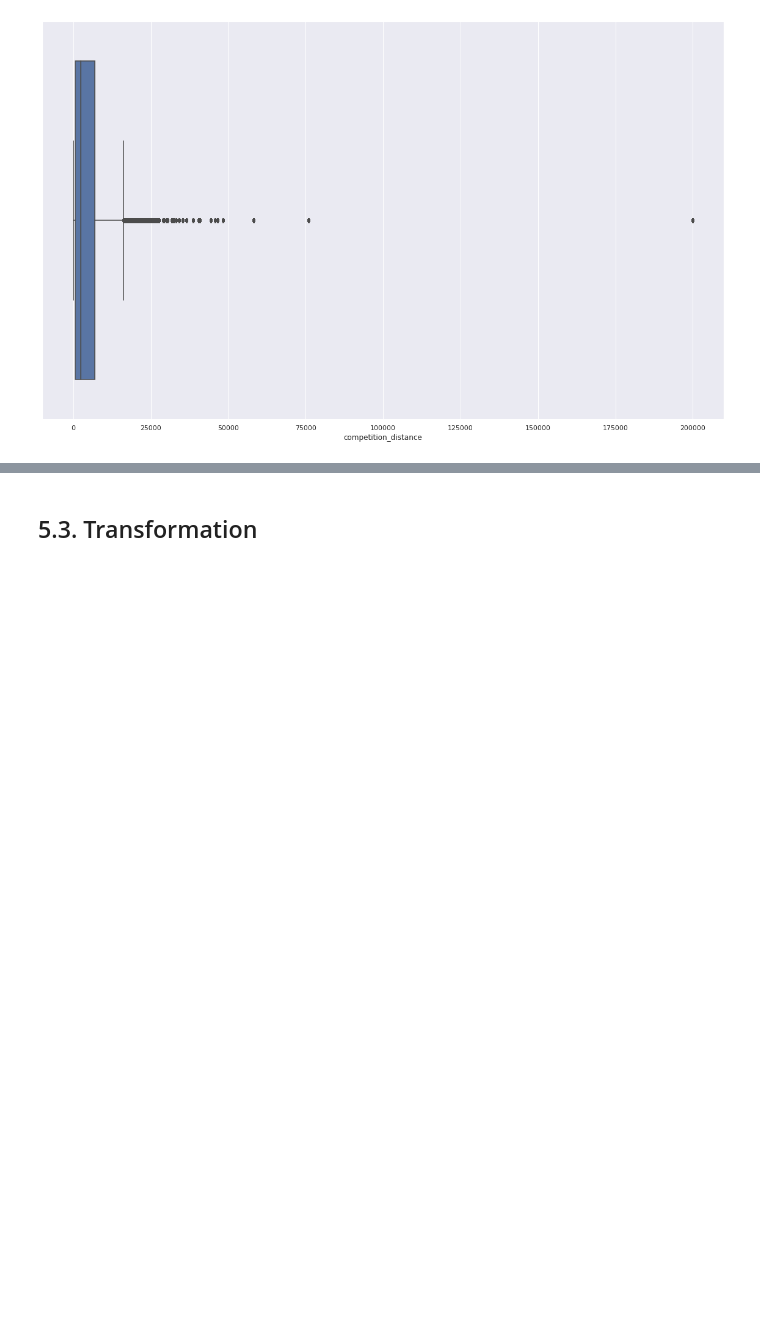
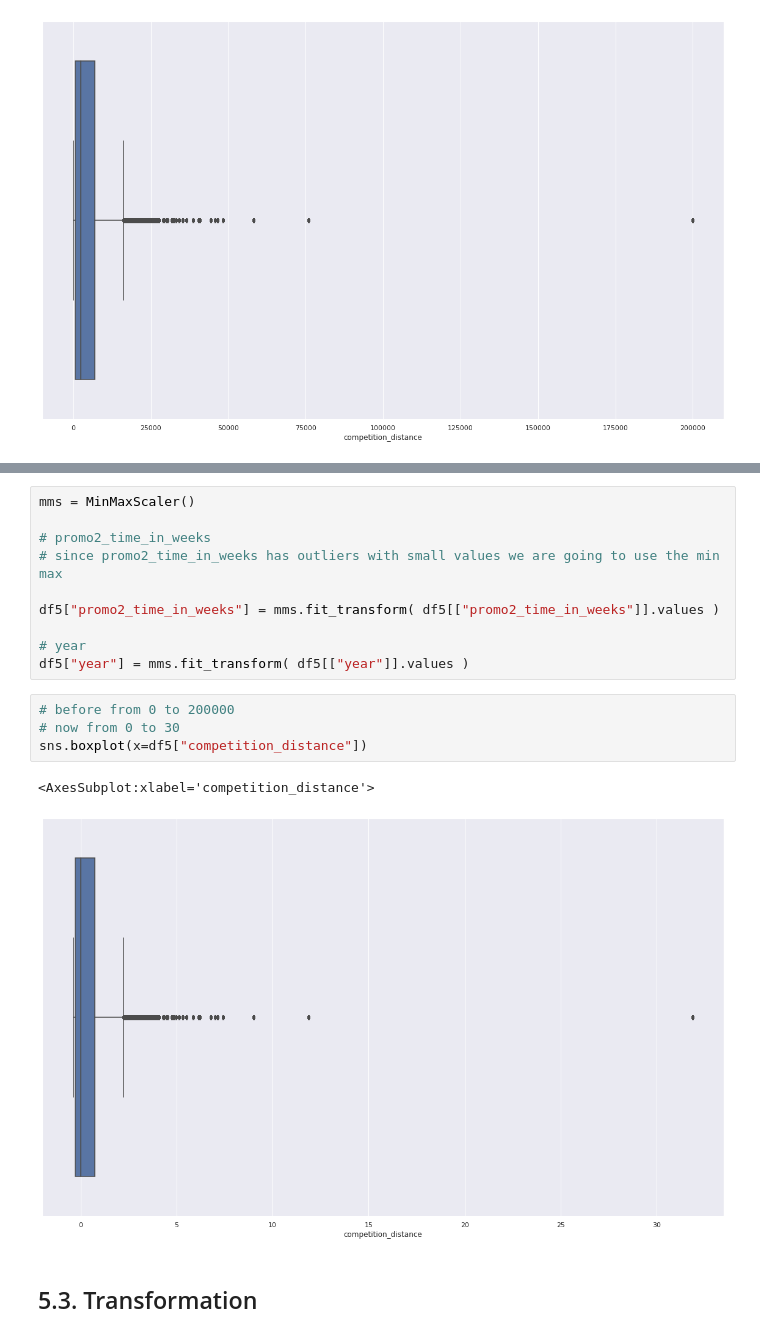
Before and after one commit to RaviCampos/ds_in_production, a Jupyter notebook: store_sales_predictions-p4.ipynb, the cells around one changed output, grey strips where cells are left out. Drawn from its saved outputs; the diff is of its cells as text; blank space fills up the shorter version.

```diff
--- a/store_sales_predictions-p4.ipynb
+++ b/store_sales_predictions-p4.ipynb
@@ -1614,3 +1636,20 @@ sns.boxplot(x=num["competition_distance"])
+# %%
+mms = MinMaxScaler()
+
+# promo2_time_in_weeks
+# since promo2_time_in_weeks has outliers with small values we are going to use the min max
+
+df5["promo2_time_in_weeks"] = mms.fit_transform( df5[["promo2_time_in_weeks"]].values )
+
+# year
+df5["year"] = mms.fit_transform( df5[["year"]].values )
+# %%
+# before from 0 to 200000
+# now from 0 to 30
+sns.boxplot(x=df5["competition_distance"])
+# %% [output]
+<AxesSubplot:xlabel='competition_distance'>
+[figure, added]
 # %% [markdown]
 ## 5.3. Transformation
 # %% [markdown]
```
Also changed, not shown: parts of 10 cells of this notebook.
